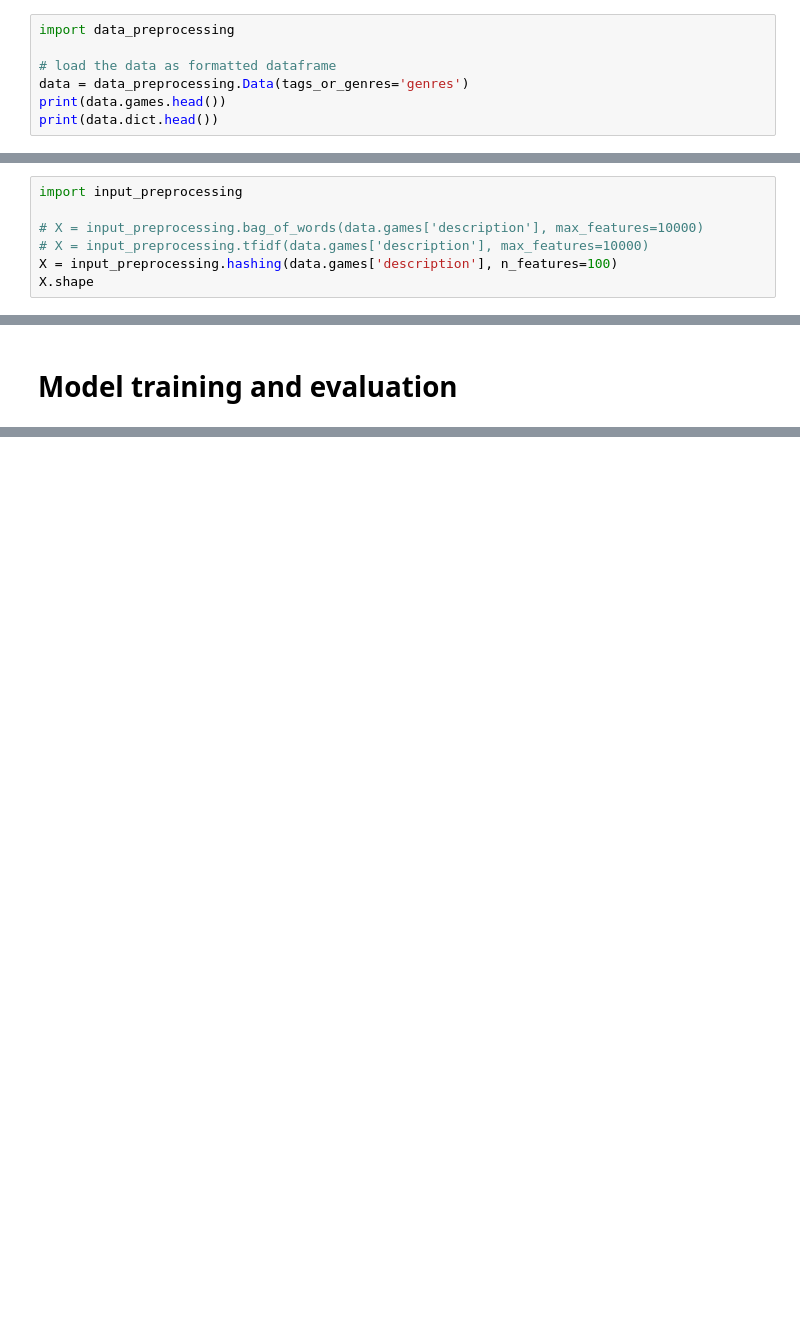
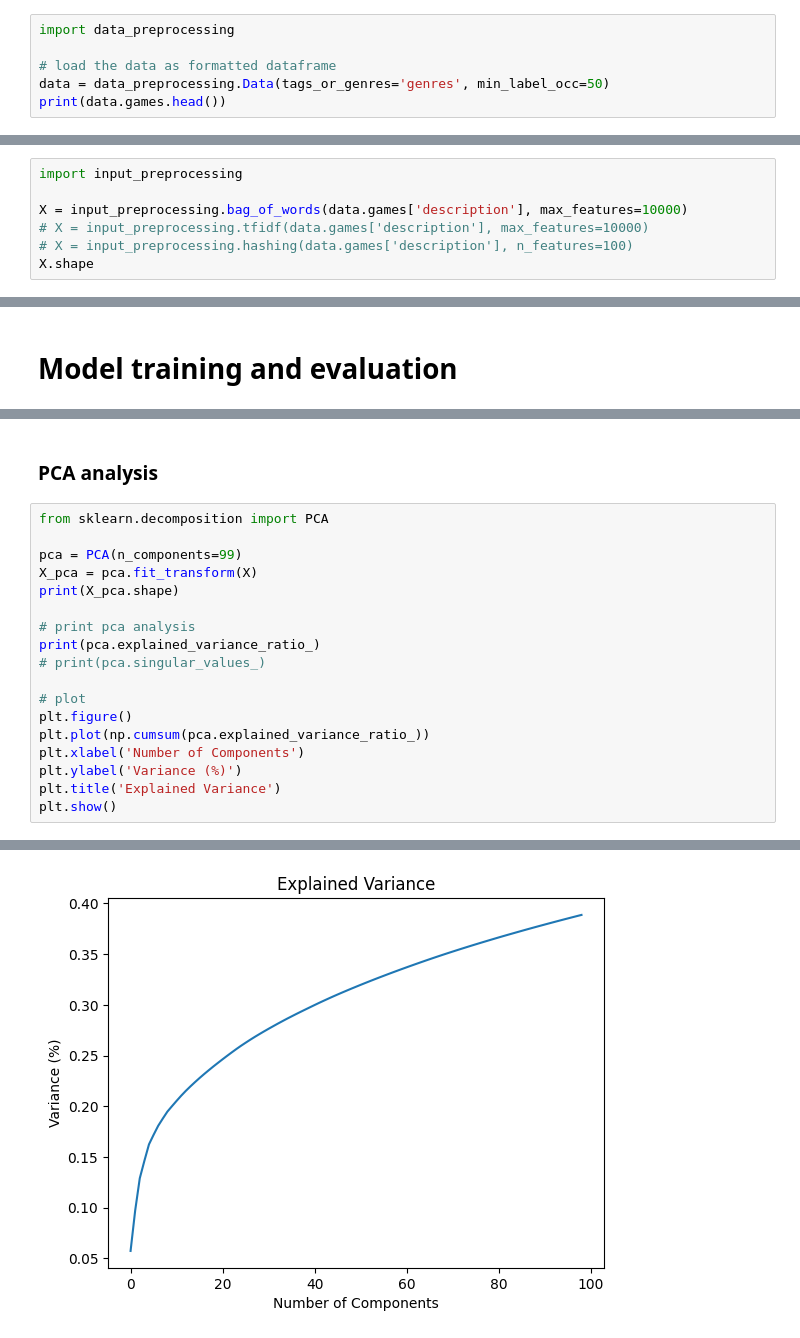
Before and after one commit to PatrykFlama/GameClassifier, a Jupyter notebook: notebooks/main.ipynb, the cells around one changed output, grey strips where cells are left out. Saved outputs shown, nothing was run; the diff lists cells and outputs as text; blank space fills up the shorter version.

```diff
--- a/notebooks/main.ipynb
+++ b/notebooks/main.ipynb
@@ -17,9 +15,8 @@ KeyboardInterrupt:
 import data_preprocessing
 
 # load the data as formatted dataframe
-data = data_preprocessing.Data(tags_or_genres='genres')
+data = data_preprocessing.Data(tags_or_genres='genres', min_label_occ=50)
 print(data.games.head())
-print(data.dict.head())
 # %% [output]
    game_id                                               name  \
 0  1418860  Zaccaria Pinball - House of Diamonds Deluxe Pi...
@@ -51,8 +51,8 @@ We will be using [Sklearn library](https://scikit-learn.org/1.5/modules/feature_
 # %%
 import input_preprocessing
 
-# X = input_preprocessing.bag_of_words(data.games['description'], max_features=10000)
+X = input_preprocessing.bag_of_words(data.games['description'], max_features=10000)
 # X = input_preprocessing.tfidf(data.games['description'], max_features=10000)
-X = input_preprocessing.hashing(data.games['description'], n_features=100)
+# X = input_preprocessing.hashing(data.games['description'], n_features=100)
 X.shape
 # %% [output]
@@ -104,0 +110,21 @@ print(model.evaluate())
+# %% [markdown]
+### PCA analysis
+# %%
+from sklearn.decomposition import PCA
+
+pca = PCA(n_components=99)
+X_pca = pca.fit_transform(X)
+print(X_pca.shape)
+
+# print pca analysis
+print(pca.explained_variance_ratio_)
+# print(pca.singular_values_)
+
+# plot
+plt.figure()
+plt.plot(np.cumsum(pca.explained_variance_ratio_))
+plt.xlabel('Number of Components')
+plt.ylabel('Variance (%)')
+plt.title('Explained Variance')
+plt.show()
+# %% [output]
@@ -104,0 +149 @@ print(model.evaluate())
+[figure, added]
```
Also changed, not shown: parts of 14 cells of this notebook, 2 other files.
